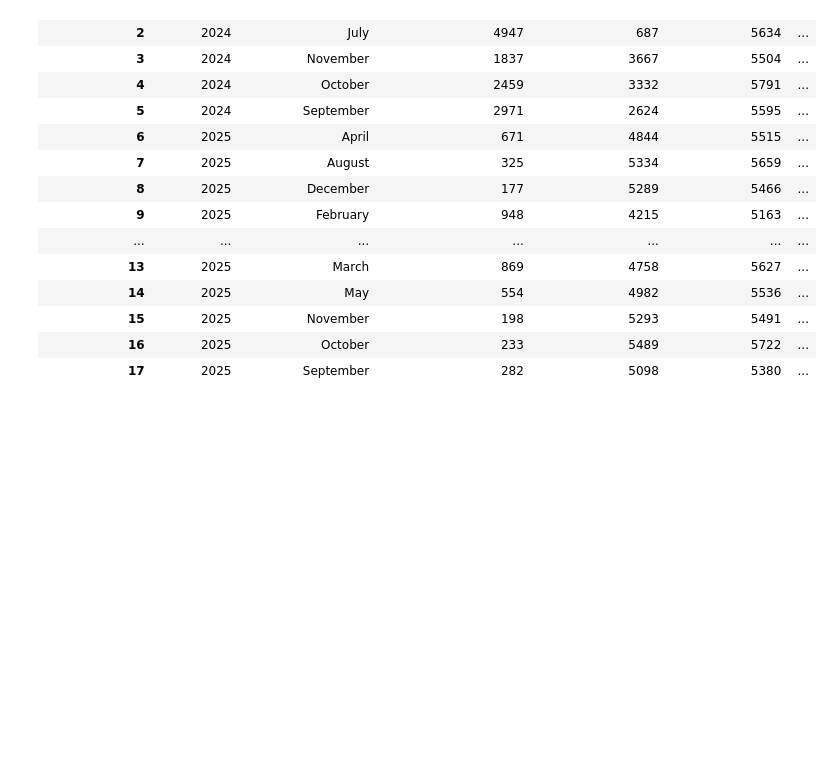
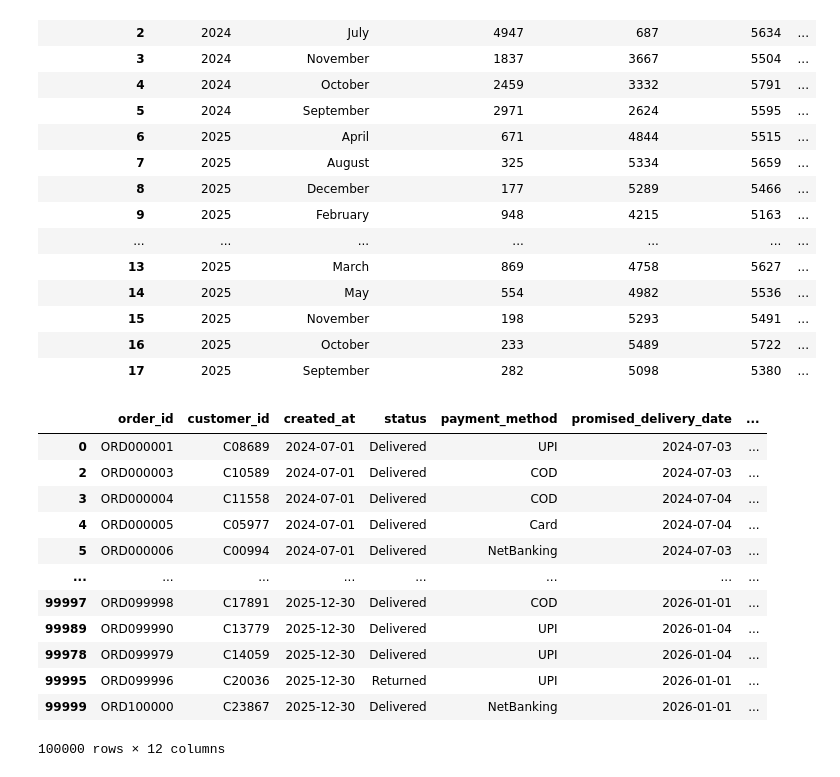
Before and after one commit to nabanita22/Ojcommerce_Task, a Jupyter notebook: Notebooks/04_orders_eda.ipynb, the cells around one changed output. Cells and saved outputs as stored; diff of their text form; code cells hidden in the pictures; blank space fills up the shorter version.

Commit message:
orders eda done part2

```diff
--- a/Notebooks/04_orders_eda.ipynb
+++ b/Notebooks/04_orders_eda.ipynb
@@ -296,3 +296,19 @@ final
 | 15 | 2025 | November | 198 | 5293 | 5491 | ... |
 | 16 | 2025 | October | 233 | 5489 | 5722 | ... |
 | 17 | 2025 | September | 282 | 5098 | 5380 | ... |
+# %%
+orders
+# %% [output]
+|  | order_id | customer_id | created_at | status | payment_method | promised_delivery_date | ... |
+| 0 | ORD000001 | C08689 | 2024-07-01 | Delivered | UPI | 2024-07-03 | ... |
+| 2 | ORD000003 | C10589 | 2024-07-01 | Delivered | COD | 2024-07-03 | ... |
+| 3 | ORD000004 | C11558 | 2024-07-01 | Delivered | COD | 2024-07-04 | ... |
+| 4 | ORD000005 | C05977 | 2024-07-01 | Delivered | Card | 2024-07-04 | ... |
+| 5 | ORD000006 | C00994 | 2024-07-01 | Delivered | NetBanking | 2024-07-03 | ... |
+| ... | ... | ... | ... | ... | ... | ... | ... |
+| 99997 | ORD099998 | C17891 | 2025-12-30 | Delivered | COD | 2026-01-01 | ... |
+| 99989 | ORD099990 | C13779 | 2025-12-30 | Delivered | UPI | 2026-01-04 | ... |
+| 99978 | ORD099979 | C14059 | 2025-12-30 | Delivered | UPI | 2026-01-04 | ... |
+| 99995 | ORD099996 | C20036 | 2025-12-30 | Returned | UPI | 2026-01-01 | ... |
+| 99999 | ORD100000 | C23867 | 2025-12-30 | Delivered | NetBanking | 2026-01-01 | ... |
+100000 rows × 12 columns
```
Also changed, not shown: parts of 1 cell of this notebook, 1 other file.
